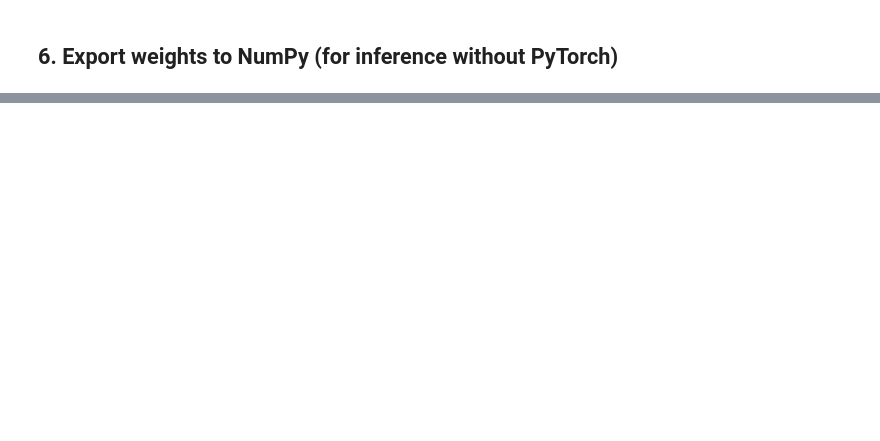
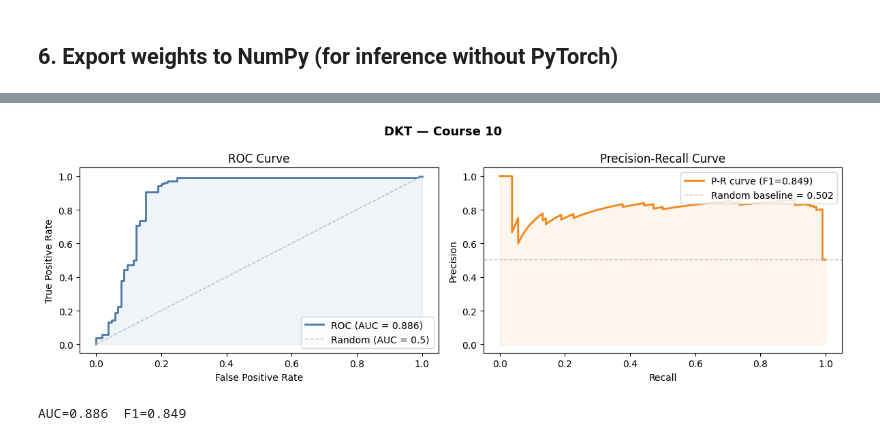
Before and after one commit to AnnemariaRe/Moodle-SmartTutor, a Jupyter notebook: AdaptiveService/notebooks/dkt_training.ipynb, the cells around one changed output, grey strips where cells are left out. Drawn from its saved outputs; the diff is of its cells as text; code cells hidden in the pictures; blank space fills up the shorter version.

Commit message:
update DKT models and training notebooks

```diff
--- a/AdaptiveService/notebooks/dkt_training.ipynb
+++ b/AdaptiveService/notebooks/dkt_training.ipynb
@@ -213,7 +243,7 @@ def evaluate(model, loader, device):
 
 optimizer = torch.optim.Adam(model.parameters(), lr=1e-3)
 criterion = nn.BCELoss(reduction='none')
-EPOCHS = 10
+EPOCHS = 20
 best_auc = 0.0
 
 for epoch in range(EPOCHS):
@@ -302,7 +350,7 @@ WHERE course_id = %(course_id)s AND role != 'placement'
 import json as _json
 
 # Threshold for binarising rel_score → correct (must match mastery.py MASTERY_THRESHOLD)
-THRESH = 0.7
+THRESH = 0.6
 
 
 def load_tracking_sequences(course_id: int, tracking_dsn: str, adaptive_dsn: str):
@@ -433,6 +520,6 @@ print('Transferred hidden-to-hidden LSTM weights from ASSIST09')
 # %%
 # Fine-tune training
-ft_train, ft_val = train_test_split(course_seqs, test_size=0.15, random_state=SEED)
+ft_train, ft_val = train_test_split(course_seqs_clean, test_size=0.15, random_state=SEED)
 
 ft_train_ds = DKTDataset(ft_train, NUM_COURSE_SKILLS)
 ft_val_ds = DKTDataset(ft_val, NUM_COURSE_SKILLS)
@@ -440,7 +527,7 @@ ft_train_loader = DataLoader(ft_train_ds, batch_size=16, shuffle=True, collate_f
 ft_val_loader = DataLoader(ft_val_ds, batch_size=16, shuffle=False, collate_fn=collate_pad)
 
 ft_optimizer = torch.optim.Adam(ft_model.parameters(), lr=5e-4)
-FT_EPOCHS = 20
+FT_EPOCHS = 30
 best_ft_auc = 0.0
 
 for epoch in range(FT_EPOCHS):
@@ -750,0 +881,59 @@ print(f'Interpretation: {interpretation}')
+# %%
+from sklearn.metrics import (
+    roc_curve, roc_auc_score,
+    precision_recall_curve, f1_score, average_precision_score,
+)
+import pandas as pd
+
+y_test = pd.Series(all_targets.astype(int))
+y_prob = pd.Series(all_preds)
+
+roc_auc = roc_auc_score(y_test, y_prob) if y_test.nunique() == 2 else 0.5
+f1      = f1_score(y_test, (y_prob >= 0.5).astype(int), zero_division=0)
+ap      = average_precision_score(y_test, y_prob) if y_test.nunique() == 2 else 0.0
+
+fig, axes = plt.subplots(1, 2, figsize=(12, 4))
+fig.suptitle(f'DKT — Course {COURSE_ID}', fontsize=13, fontweight='bold')
+
+# ── ROC Curve ────────────────────────────────────────────────────────────────
+ax = axes[0]
+if y_test.nunique() == 2:
+    fpr, tpr, _ = roc_curve(y_test, y_prob)
+    ax.plot(fpr, tpr, color='#4c78a8', lw=2, label=f'ROC (AUC = {roc_auc:.3f})')
+    ax.plot([0, 1], [0, 1], '--', color='#bbb', lw=1, label='Random (AUC = 0.5)')
+    ax.fill_between(fpr, tpr, alpha=0.08, color='#4c78a8')
+    ax.set_xlabel('False Positive Rate')
+    ax.set_ylabel('True Positive Rate')
+    ax.set_title('ROC Curve')
+    ax.legend(loc='lower right')
+else:
+    ax.text(0.5, 0.5, 'Недостаточно\nклассов в тесте',
+            ha='center', va='center', transform=ax.transAxes)
+    ax.set_title('ROC Curve')
+
+# ── Precision-Recall Curve ───────────────────────────────────────────────────
+ax = axes[1]
+if y_test.nunique() == 2:
+    prec_vals, rec_vals, _ = precision_recall_curve(y_test, y_prob)
+    baseline = y_test.mean()
+    ax.plot(rec_vals, prec_vals, color='#f58518', lw=2,
+            label=f'P-R curve (F1={f1:.3f})')
+    ax.axhline(baseline, linestyle='--', color='#bbb', lw=1,
+               label=f'Random baseline = {baseline:.3f}')
+    ax.fill_between(rec_vals, prec_vals, alpha=0.08, color='#f58518')
+    ax.set_xlabel('Recall')
+    ax.set_ylabel('Precision')
+    ax.set_title('Precision-Recall Curve')
+    ax.legend(loc='upper right')
+else:
+    ax.text(0.5, 0.5, 'Недостаточно\nклассов в тесте',
+            ha='center', va='center', transform=ax.transAxes)
+    ax.set_title('Precision-Recall Curve')
+
+plt.tight_layout()
+plt.savefig(MODELS_DIR / f'dkt_roc_pr_{COURSE_ID}.png', dpi=120)
+plt.show()
+print(f'AUC={roc_auc:.3f}  F1={f1:.3f}')
+# %% [output]
+[figure, added]
+AUC=0.886  F1=0.849
```
Also changed, not shown: parts of 16 cells of this notebook, 5 other files.
